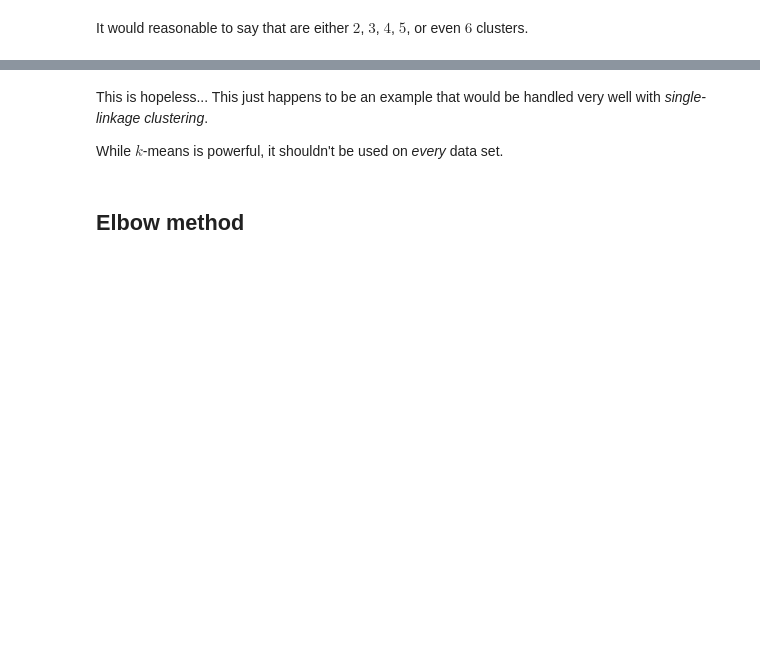
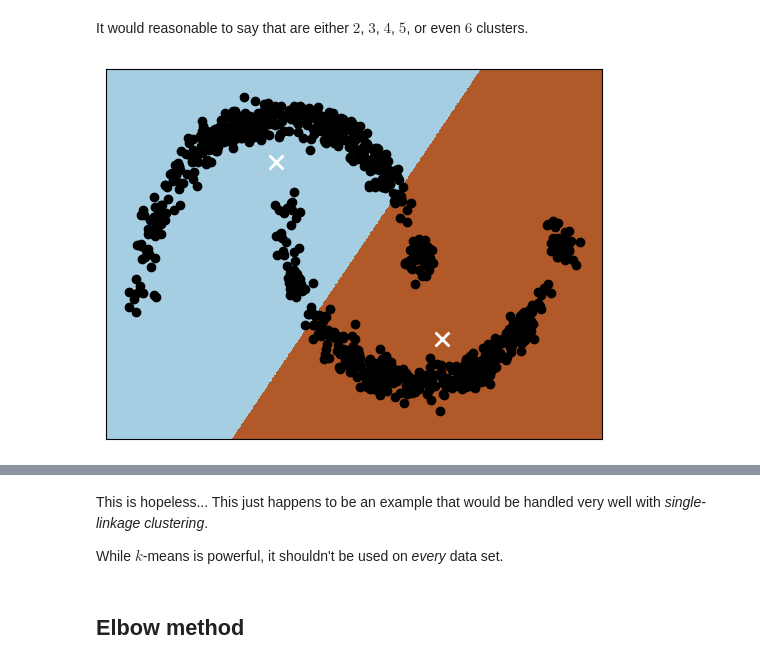
Before and after one commit to joshmaglione/CS4102-Jupyter, a Jupyter notebook: 10_kMeansElbows.ipynb, the cells around one changed output, grey strips where cells are left out. Saved outputs shown, nothing was run; the diff lists cells and outputs as text; code cells hidden in the pictures; blank space fills up the shorter version.

```diff
--- a/10_kMeansElbows.ipynb
+++ b/10_kMeansElbows.ipynb
@@ -125,6 +153,8 @@ plot = Voronoi(data_imp)
 # %% [markdown]
 It would reasonable to say that are either $2$, $3$, $4$, $5$, or even $6$ clusters.
 # %%
-plot = Voronoi(data_imp, kmeans=BasicKMeans(20, data_imp))
+plot = Voronoi(data_imp, kmeans=BasicKMeans(2, data_imp))
+# %% [output]
+[figure, added]
 # %%
 plot = Voronoi(data_imp, kmeans=BasicKMeans(3, data_imp))
```
Also changed, not shown: parts of 22 cells of this notebook, 3 other files.
